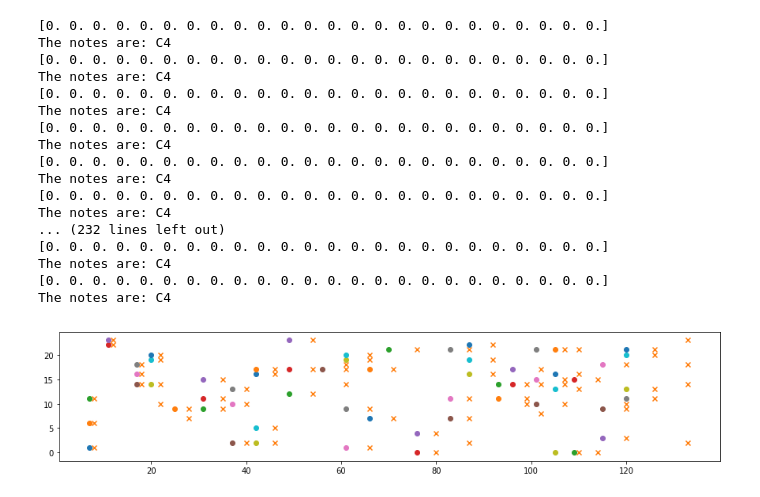
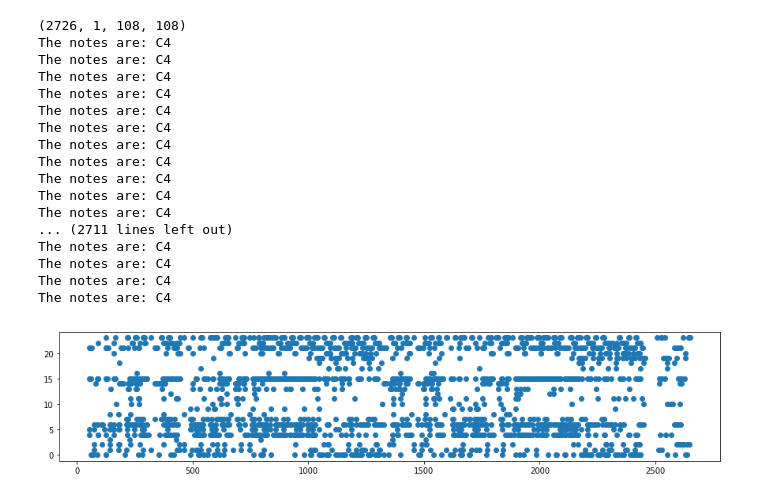
Before and after one commit to tonghuikang/musicpygame, a Jupyter notebook: august/method_lstmcnn_75percent/test_recorded.ipynb, the cells around one changed output. Saved outputs shown, nothing was run; the diff lists cells and outputs as text; code cells hidden in the pictures.

```diff
--- a/august/method_lstmcnn_75percent/test_recorded.ipynb
+++ b/august/method_lstmcnn_75percent/test_recorded.ipynb
@@ -84,3 +0,0 @@ def classifier_1(optimizer='adam', loss='binary_crossentropy', metrix='accuracy'
-# %%
-classifier = classifier_1(optimizer='adam')
-classifier.load_weights('weights/weight-75overlap-model1.hdf5')
@@ -190,0 +79,22 @@ for notes_, label_, spectrogram_ in zip(glob_notes, glob_label, glob_spectrogram
+# %%
+import glob
+import matplotlib.pyplot as plt
+
+glob_spectrogram = glob.glob('./spectrogram/*')
+# %%
+for spectrogram_ in glob_spectrogram:
+
+    spectrogram = np.load(spectrogram_)
+    print(np.shape(spectrogram))
+    print(np.shape(spectrogram[:,:]))
+    cnn_inputs = np.array(list(zip([spectrogram[:,i:-108+i:27] for i in range(108)])))
+    print(np.shape(cnn_inputs))
+    cnn_inputs = np.swapaxes(cnn_inputs,0,3)
+    print(np.shape(cnn_inputs))
+    cnn_inputs = [cnn_input for cnn_input in cnn_inputs]
+    print(np.shape(cnn_inputs[1]))
+    plt.imshow(cnn_inputs[7][0,:,:])
+    plt.colorbar()
+    plt.show()
+
+print(np.shape(cnn_inputs))
@@ -191,37 +109,42 @@ for notes_, label_, spectrogram_ in zip(glob_notes, glob_label, glob_spectrogram
 # %%
 plt.figure(figsize=(15,3))
 lstm_memory = np.zeros((1,20,24))
-for i,(cnn_input, lstm_input) in enumerate(zip(cnn_inputs, lstm_inputs)[:]):
+predicted_score = []
+
+print(np.shape(cnn_inputs))
+for i, cnn_input in enumerate(cnn_inputs):
 
 #     print(np.shape(cnn_input))
 #     print(np.shape(lstm_input))
 #     give_prediction(classifier, np.zeros((1,20,24)), np.zeros((1,108,108,1)))
-    print(lstm_input[-1,-1])
+#     print(lstm_input[-1,-1])
 #     print(result)
     result = give_prediction(classifier, lstm_memory, cnn_input.reshape((1,108,108,1)))
     lstm_memory[0,:-1] = np.copy(lstm_memory[0,1:])
     lstm_memory[0,-1] = np.copy(result)
     for j, note in enumerate(result[0]):
         if note != 0:
-            plt.scatter(i,j)
-plt.scatter(scatter_points[0], scatter_points[1], marker='x')
+            predicted_score.append([i,j])
+
+predicted_score = np.transpose(predicted_score)
+plt.scatter(predicted_score[0], predicted_score[1], marker='o')
 plt.show()
 # %% [output]
-[0. 0. 0. 0. 0. 0. 0. 0. 0. 0. 0. 0. 0. 0. 0. 0. 0. 0. 0. 0. 0. 0. 0. 0.]
+(2726, 1, 108, 108)
 The notes are: C4
-[0. 0. 0. 0. 0. 0. 0. 0. 0. 0. 0. 0. 0. 0. 0. 0. 0. 0. 0. 0. 0. 0. 0. 0.]
 The notes are: C4
-[0. 0. 0. 0. 0. 0. 0. 0. 0. 0. 0. 0. 0. 0. 0. 0. 0. 0. 0. 0. 0. 0. 0. 0.]
 The notes are: C4
-[0. 0. 0. 0. 0. 0. 0. 0. 0. 0. 0. 0. 0. 0. 0. 0. 0. 0. 0. 0. 0. 0. 0. 0.]
 The notes are: C4
-[0. 0. 0. 0. 0. 0. 0. 0. 0. 0. 0. 0. 0. 0. 0. 0. 0. 0. 0. 0. 0. 0. 0. 0.]
 The notes are: C4
-[0. 0. 0. 0. 0. 0. 0. 0. 0. 0. 0. 0. 0. 0. 0. 0. 0. 0. 0. 0. 0. 0. 0. 0.]
 The notes are: C4
-... (232 lines left out)
-[0. 0. 0. 0. 0. 0. 0. 0. 0. 0. 0. 0. 0. 0. 0. 0. 0. 0. 0. 0. 0. 0. 0. 0.]
 The notes are: C4
-[0. 0. 0. 0. 0. 0. 0. 0. 0. 0. 0. 0. 0. 0. 0. 0. 0. 0. 0. 0. 0. 0. 0. 0.]
 The notes are: C4
+The notes are: C4
+The notes are: C4
+The notes are: C4
+... (2711 lines left out)
+The notes are: C4
+The notes are: C4
+The notes are: C4
+The notes are: C4
-[figure, old version]
+[figure, new version]
```
Also changed, not shown: parts of 19 cells of this notebook, 22 other files.
